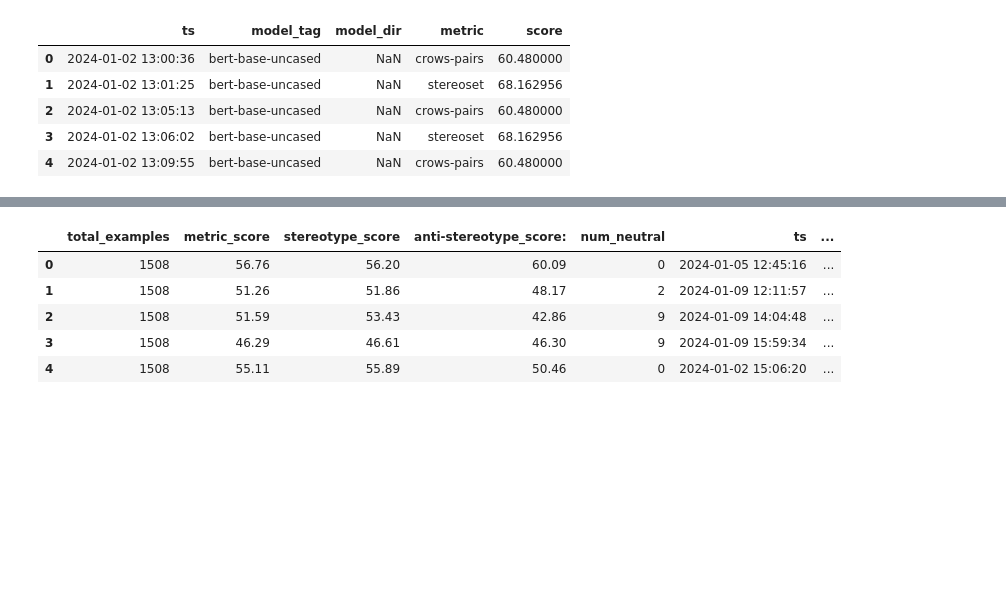
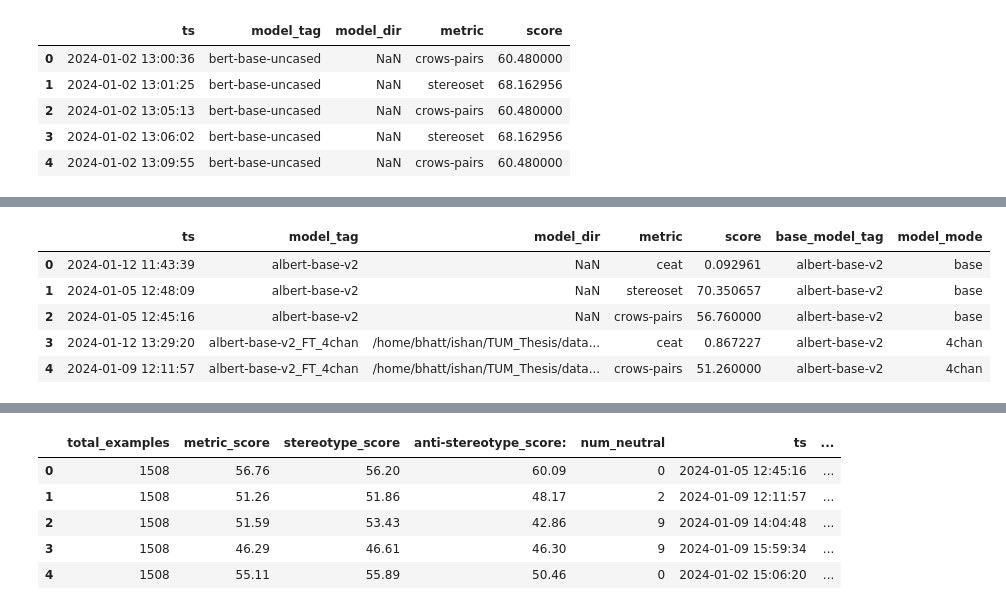
Before and after one commit to WizIshan/TUM_Thesis, a Jupyter notebook: src/viz.ipynb, the cells around one changed output, grey strips where cells are left out. Cells and saved outputs as stored; diff of their text form; code cells hidden in the pictures; blank space fills up the shorter version.

```diff
--- a/src/viz.ipynb
+++ b/src/viz.ipynb
@@ -58,0 +68,12 @@ for bmt in np.unique((df['base_model_tag'])):
+# %%
+cons['base_model_tag'] = cons['model_tag'].apply(lambda x : x.split('_')[0])
+cons['model_mode'] = cons['model_tag'].apply(lambda x : separate_model_mode(x))
+# %%
+cons.head()
+# %% [output]
+|  | ts | model_tag | model_dir | metric | score | base_model_tag | model_mode |
+| 0 | 2024-01-12 11:43:39 | albert-base-v2 | NaN | ceat | 0.092961 | albert-base-v2 | base |
+| 1 | 2024-01-05 12:48:09 | albert-base-v2 | NaN | stereoset | 70.350657 | albert-base-v2 | base |
+| 2 | 2024-01-05 12:45:16 | albert-base-v2 | NaN | crows-pairs | 56.760000 | albert-base-v2 | base |
+| 3 | 2024-01-12 13:29:20 | albert-base-v2_FT_4chan | /home/bhatt/ishan/TUM_Thesis/data... | ceat | 0.867227 | albert-base-v2 | 4chan |
+| 4 | 2024-01-09 12:11:57 | albert-base-v2_FT_4chan | /home/bhatt/ishan/TUM_Thesis/data... | crows-pairs | 51.260000 | albert-base-v2 | 4chan |
```
Also changed, not shown: parts of 19 cells of this notebook.
